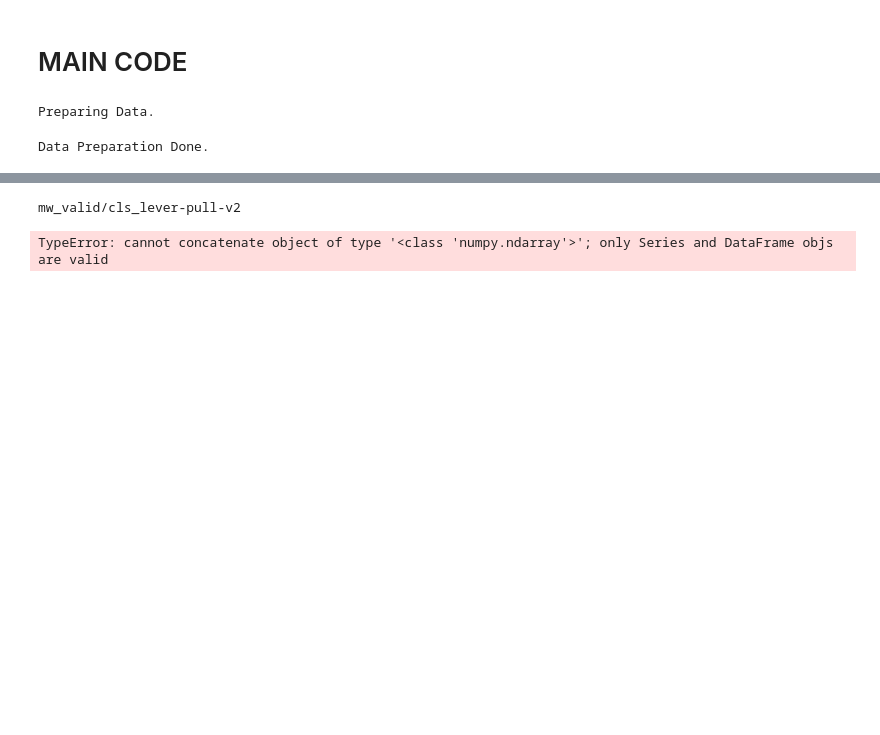
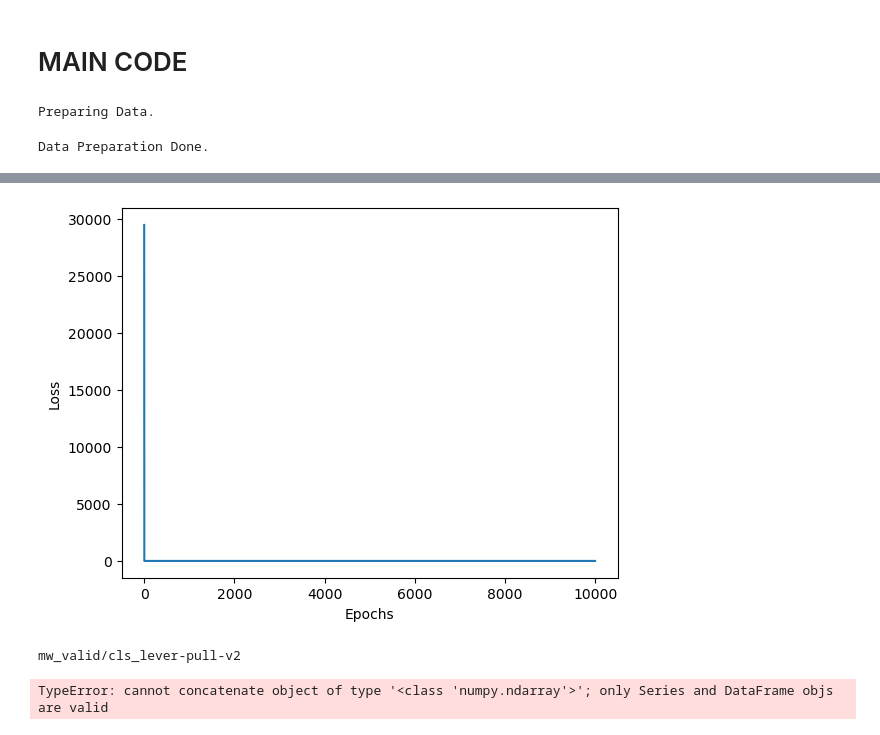
Before and after one commit to 5hloke/Few-Shot-Learning-RL-prior-policy, a Jupyter notebook: scripts/MAML-2.ipynb, the cells around one changed output, grey strips where cells are left out. Saved outputs shown, nothing was run; the diff lists cells and outputs as text; code cells hidden in the pictures; blank space fills up the shorter version.

```diff
--- a/scripts/MAML-2.ipynb
+++ b/scripts/MAML-2.ipynb
@@ -374,0 +389,3 @@ X_rand, y_rand = batchify(X, y, task_lengths, task_no=0, num=110)
+# %%
+model.train(X, y, task_lengths, 10000)
+# %% [output]
@@ -375,3 +393,4 @@ X_rand, y_rand = batchify(X, y, task_lengths, task_no=0, num=110)
+[figure, added]
 # %%
 test = pd.DataFrame()
 for name in os.listdir("../datasets/mw_valid"):
```
Also changed, not shown: parts of 4 cells of this notebook, 1 other file.
